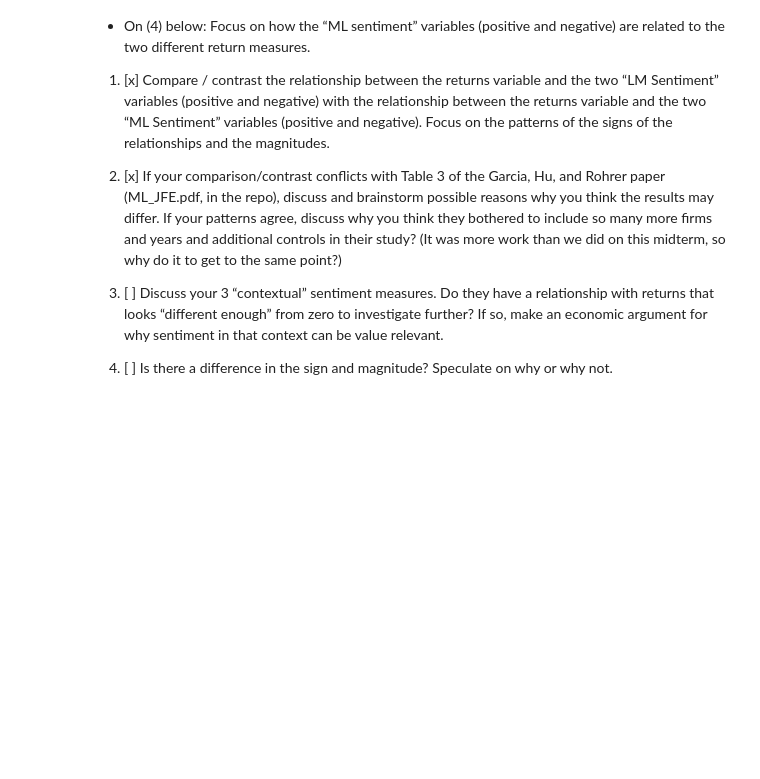
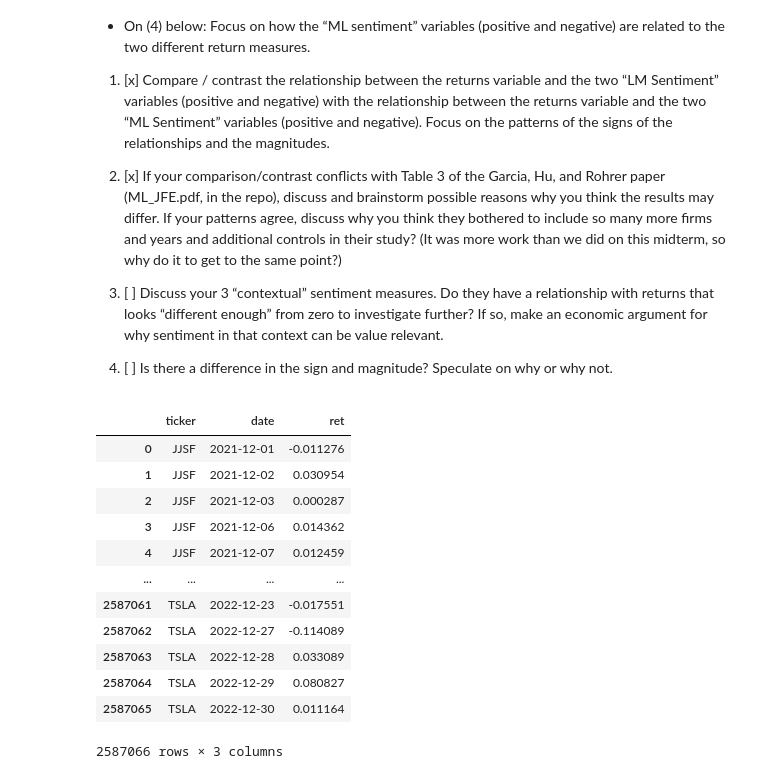
Before and after one commit to nicole-elchaar/10K-sentiments, a Jupyter notebook: exploration_ugly.ipynb, the cells around one changed output. Saved outputs shown, nothing was run; the diff lists cells and outputs as text; code cells hidden in the pictures; blank space fills up the shorter version.

```diff
--- a/exploration_ugly.ipynb
+++ b/exploration_ugly.ipynb
@@ -538,3 +627,32 @@ df_sent_rets2.corr()[['ret_t-t2']]
 # but magnitude tends to be more important
 # we care when the values have a greater impact on the actual
 # after normalizing, higher magnitudes are more interesting...
+# %%
+# Download 2022 CSRP returns
+
+from zipfile import ZipFile
+from urllib.request import urlopen
+from io import BytesIO
+url = "https://github.com/LeDataSciFi/data/raw/main/Stock%20Returns%20(CRSP)/crsp_2022_only.zip"
+with urlopen(url) as request:
+    data = BytesIO(request.read())
+
+with ZipFile(data) as archive:
+    with archive.open(archive.namelist()[0]) as stata:
+        stock_rets = pd.read_stata(stata)
+
+stock_rets
+# %% [output]
+|  | ticker | date | ret |
+| 0 | JJSF | 2021-12-01 | -0.011276 |
+| 1 | JJSF | 2021-12-02 | 0.030954 |
+| 2 | JJSF | 2021-12-03 | 0.000287 |
+| 3 | JJSF | 2021-12-06 | 0.014362 |
+| 4 | JJSF | 2021-12-07 | 0.012459 |
+| ... | ... | ... | ... |
+| 2587061 | TSLA | 2022-12-23 | -0.017551 |
+| 2587062 | TSLA | 2022-12-27 | -0.114089 |
+| 2587063 | TSLA | 2022-12-28 | 0.033089 |
+| 2587064 | TSLA | 2022-12-29 | 0.080827 |
+| 2587065 | TSLA | 2022-12-30 | 0.011164 |
+2587066 rows × 3 columns
```
Also changed, not shown: parts of 9 cells of this notebook.
